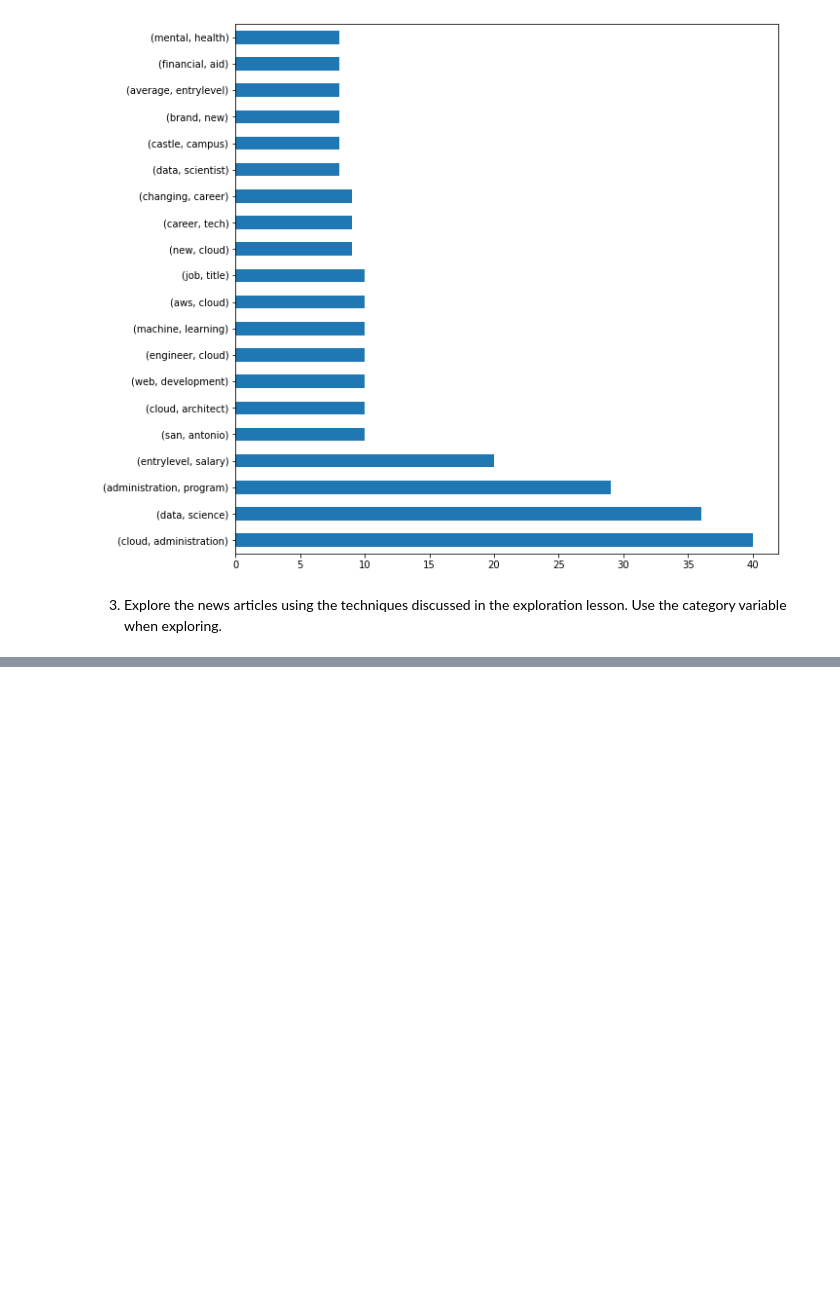
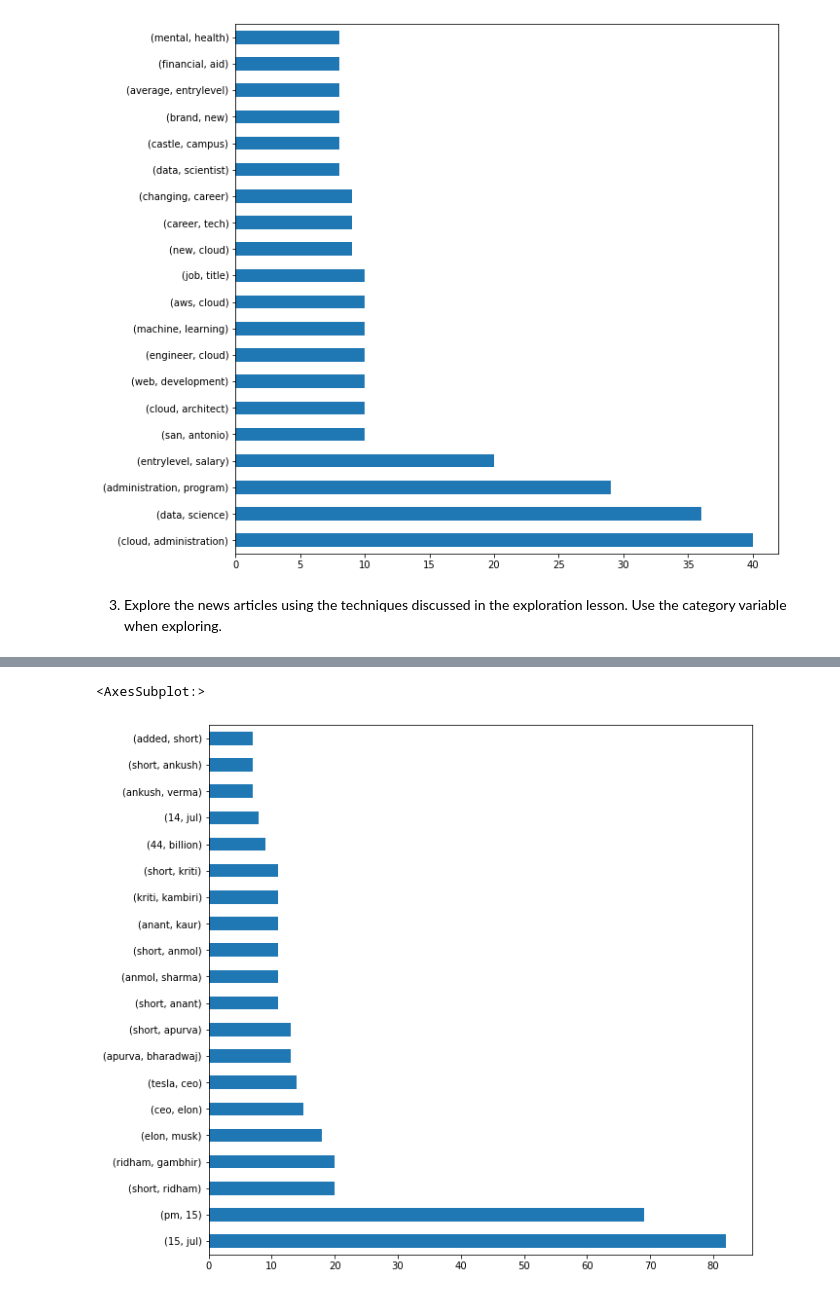
Before and after one commit to stephenfitzsimon/natural-language-processing-exercises, a Jupyter notebook: explore_notebook.ipynb, the cells around one changed output, grey strips where cells are left out. Drawn from its saved outputs; the diff is of its cells as text; code cells hidden in the pictures; blank space fills up the shorter version.

```diff
--- a/explore_notebook.ipynb
+++ b/explore_notebook.ipynb
@@ -232,0 +310,7 @@ make_bigrams(blog_corpus_lemma).nlargest(20).plot.barh()
+# %%
+#blog is pushing the cloud admin and data science
+plt.figure(figsize=(10,10))
+make_bigrams(news_corpus_lemma).nlargest(20).plot.barh()
+# %% [output]
+<AxesSubplot:>
+[figure, added]
```
Also changed, not shown: parts of 13 cells of this notebook, 1 other file.
